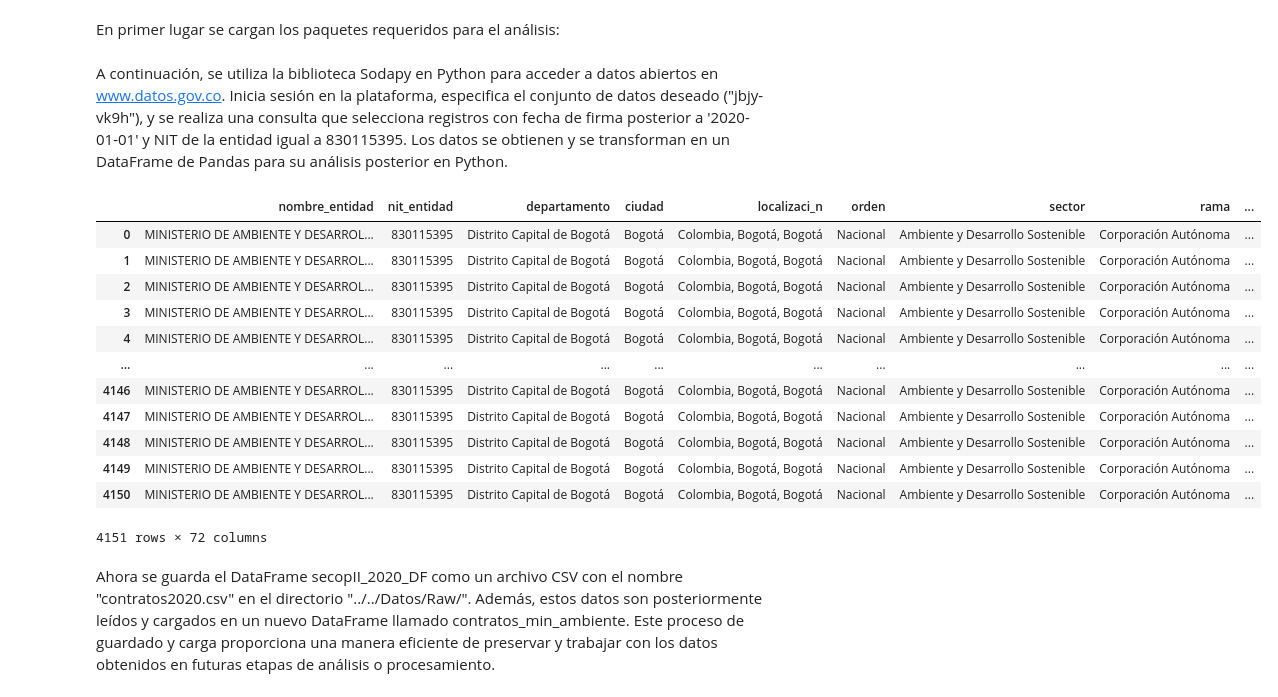
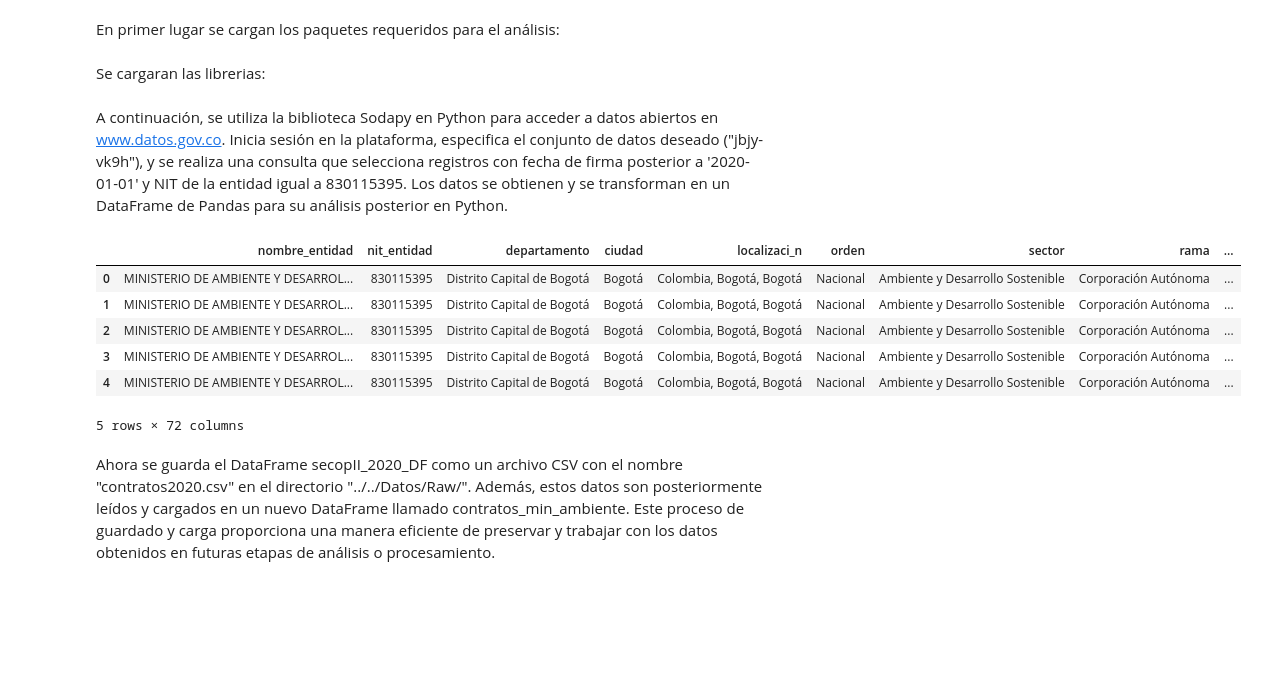
Before and after one commit to JuanMoreno20/An-lisis-del-Ministerio-de-Ambiente-, a Jupyter notebook: Codigo/Preprocesamiento/Repositorio2.ipynb, the cells around one changed output. Cells and saved outputs as stored; diff of their text form; code cells hidden in the pictures; blank space fills up the shorter version.

```diff
--- a/Codigo/Preprocesamiento/Repositorio2.ipynb
+++ b/Codigo/Preprocesamiento/Repositorio2.ipynb
@@ -40,6 +35,8 @@ En primer lugar se cargan los paquetes requeridos para el análisis:
 # %%
 #pip install matplotlib seaborn
 #pip install statsmodels
+# %% [markdown]
+Se cargaran las librerias:
 # %%
 #Librerias
 import pandas as pd
@@ -52,43 +52,36 @@ from scipy.stats import f_oneway
 A continuación, se utiliza la biblioteca Sodapy en Python para acceder a datos abiertos en www.datos.gov.co. Inicia sesión en la plataforma, especifica el conjunto de datos deseado ("jbjy-vk9h"), y se realiza una consulta que selecciona registros con fecha de firma posterior a '2020-01-01' y NIT de la entidad igual a 830115395. Los datos se obtienen y se transforman en un DataFrame de Pandas para su análisis posterior en Python.
 # %%
 client = Socrata("www.datos.gov.co",
-                 "Aorz3WwCwZXp3wMkpD09SiMLR",## Cambie token_aqui por el token recien creado
-                 username="daniela02.palencia@gmail.com", ## Correo electrónico de ingreso a la plataforma de datos abiertos
-                 password="Sony1836")## Contraseña de ingreso a la plataforma de datos abiertos
+                 "Aorz3WwCwZXp3wMkpD09SiMLR",
+                 username="daniela02.palencia@gmail.com", password="Sony1836")
 
 
 
 socrata_dataset_identifier = "jbjy-vk9h"
 
 Query = """
 select
     *
 where
     fecha_de_firma >= '2020-01-01'
     and
     nit_entidad=830115395
 limit
-14000000
+140000000
 """
 
 contratos_2020 = client.get(socrata_dataset_identifier, content_type="json", query=Query)
 
 secopII_2020_DF = pd.DataFrame(pd.DataFrame.from_dict(contratos_2020))
-secopII_2020_DF
+secopII_2020_DF.head()
 # %% [output]
 |  | nombre_entidad | nit_entidad | departamento | ciudad | localizaci_n | orden | sector | rama | ... |
 | 0 | MINISTERIO DE AMBIENTE Y DESARROL... | 830115395 | Distrito Capital de Bogotá | Bogotá | Colombia, Bogotá, Bogotá | Nacional | Ambiente y Desarrollo Sostenible | Corporación Autónoma | ... |
 | 1 | MINISTERIO DE AMBIENTE Y DESARROL... | 830115395 | Distrito Capital de Bogotá | Bogotá | Colombia, Bogotá, Bogotá | Nacional | Ambiente y Desarrollo Sostenible | Corporación Autónoma | ... |
 | 2 | MINISTERIO DE AMBIENTE Y DESARROL... | 830115395 | Distrito Capital de Bogotá | Bogotá | Colombia, Bogotá, Bogotá | Nacional | Ambiente y Desarrollo Sostenible | Corporación Autónoma | ... |
 | 3 | MINISTERIO DE AMBIENTE Y DESARROL... | 830115395 | Distrito Capital de Bogotá | Bogotá | Colombia, Bogotá, Bogotá | Nacional | Ambiente y Desarrollo Sostenible | Corporación Autónoma | ... |
 | 4 | MINISTERIO DE AMBIENTE Y DESARROL... | 830115395 | Distrito Capital de Bogotá | Bogotá | Colombia, Bogotá, Bogotá | Nacional | Ambiente y Desarrollo Sostenible | Corporación Autónoma | ... |
-| ... | ... | ... | ... | ... | ... | ... | ... | ... | ... |
-| 4146 | MINISTERIO DE AMBIENTE Y DESARROL... | 830115395 | Distrito Capital de Bogotá | Bogotá | Colombia, Bogotá, Bogotá | Nacional | Ambiente y Desarrollo Sostenible | Corporación Autónoma | ... |
-| 4147 | MINISTERIO DE AMBIENTE Y DESARROL... | 830115395 | Distrito Capital de Bogotá | Bogotá | Colombia, Bogotá, Bogotá | Nacional | Ambiente y Desarrollo Sostenible | Corporación Autónoma | ... |
-| 4148 | MINISTERIO DE AMBIENTE Y DESARROL... | 830115395 | Distrito Capital de Bogotá | Bogotá | Colombia, Bogotá, Bogotá | Nacional | Ambiente y Desarrollo Sostenible | Corporación Autónoma | ... |
-| 4149 | MINISTERIO DE AMBIENTE Y DESARROL... | 830115395 | Distrito Capital de Bogotá | Bogotá | Colombia, Bogotá, Bogotá | Nacional | Ambiente y Desarrollo Sostenible | Corporación Autónoma | ... |
-| 4150 | MINISTERIO DE AMBIENTE Y DESARROL... | 830115395 | Distrito Capital de Bogotá | Bogotá | Colombia, Bogotá, Bogotá | Nacional | Ambiente y Desarrollo Sostenible | Corporación Autónoma | ... |
-4151 rows × 72 columns
+5 rows × 72 columns
 # %% [markdown]
 Ahora se guarda el DataFrame secopII_2020_DF como un archivo CSV con el nombre "contratos2020.csv" en el directorio "../../Datos/Raw/". Además, estos datos son posteriormente leídos y cargados en un nuevo DataFrame llamado contratos_min_ambiente. Este proceso de guardado y carga proporciona una manera eficiente de preservar y trabajar con los datos obtenidos en futuras etapas de análisis o procesamiento.
 # %%
```
Also changed, not shown: parts of 94 cells of this notebook, 31 other files.
